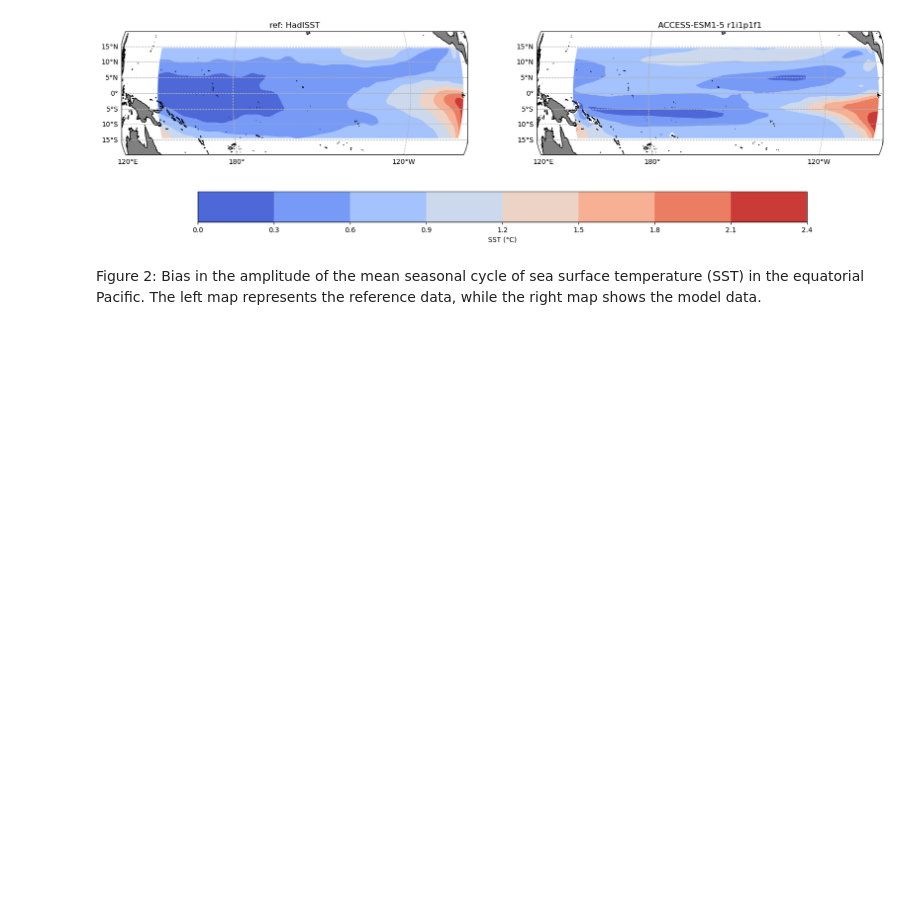
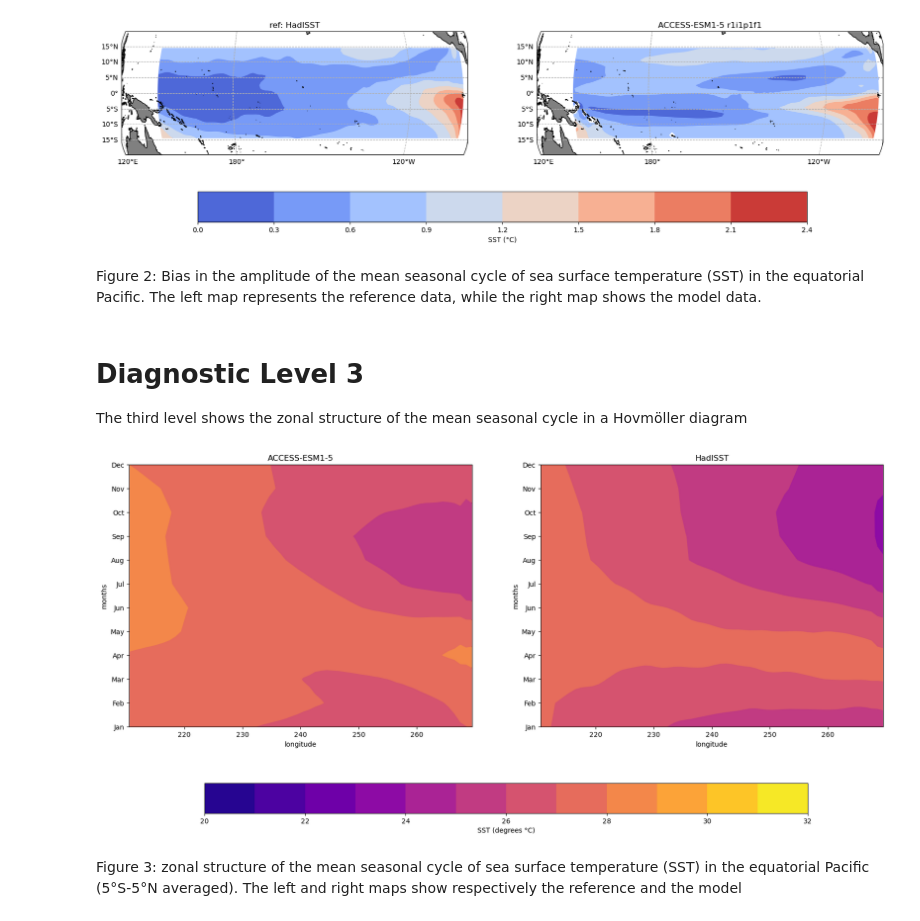
Before and after one commit to ACCESS-NRI/ENSO_recipes, a Jupyter notebook: 07-eq_SST_sea_cycle.ipynb, the cells around one changed output. Drawn from its saved outputs; the diff is of its cells as text; code cells hidden in the pictures; blank space fills up the shorter version.

Commit message:
Add diagnostic 3 to the notebooks 5-8

```diff
--- a/07-eq_SST_sea_cycle.ipynb
+++ b/07-eq_SST_sea_cycle.ipynb
@@ -218,3 +218,53 @@ plt.show()
 [figure]
 # %% [markdown]
 Figure 2: Bias in the amplitude of the mean seasonal cycle of sea surface temperature (SST) in the equatorial Pacific. The left map represents the reference data, while the right map shows the model data.
+# %% [markdown]
+# Diagnostic Level 3
+
+The third level shows the zonal structure of the mean seasonal cycle in a Hovmöller diagram
+# %%
+from esmvalcore.preprocessor import axis_statistics
+
+
+def preproc3(cube):
+    eq_region = {"start_longitude": 210., "end_longitude": 270., "start_latitude": -15., "end_latitude": 15.}
+    cube = convert_units(cube, units="degC")
+    #cube = mask_landsea(cube, mask_out="land")
+    cube = climate_statistics(cube, operator="mean", period="monthly")
+    cube = regrid(cube, target_grid="1x1", scheme="linear")
+    cube = extract_region(cube, **eq_region)
+    cube = axis_statistics(cube, axis="y", operator='mean')
+    return cube
+
+model_datasets_prep3 = {name: preproc3(dataset) for name, dataset in model_datasets.items()}
+obs_datasets_prep3 = {name: preproc3(dataset) for name, dataset in obs_datasets.items()}
+process = {**model_datasets_prep3, **obs_datasets_prep3}
+# %%
+fig = plt.figure(figsize=(20, 10))
+i=121
+
+# Define tick positions and labels for the y-axis (months)
+month_ticks = np.arange(1, 13, 1)
+month_labels = ['Jan', 'Feb', 'Mar', 'Apr', 'May', 'Jun',
+                'Jul', 'Aug', 'Sep', 'Oct', 'Nov', 'Dec']
+
+axls =[]
+for label, cube in process.items():
+
+    ax1 = plt.subplot(i)
+    cf1 = iplt.contourf(cube,coords=['longitude','month_number'],levels=np.arange(20,33,1),cmap="plasma")
+    ax1.set_ylim(1, 12)
+    ax1.set_yticks(ticks=month_ticks, labels=month_labels)
+    ax1.set_title(label)
+    ax1.set_ylabel("months")
+    ax1.set_xlabel("longitude")
+    axls.append(ax1)
+    i+=1
+
+# Add a single colorbar at the bottom
+cbar = fig.colorbar(cf1, ax=axls, orientation='horizontal',shrink=0.8, extend='both')
+cbar.set_label('SST (degrees °C)')
+# %% [output]
+[figure, added]
+# %% [markdown]
+Figure 3: zonal structure of the mean seasonal cycle of sea surface temperature (SST) in the equatorial Pacific (5°S-5°N averaged). The left and right maps show respectively the reference and the model
```
Also changed, not shown: 3 other files.
